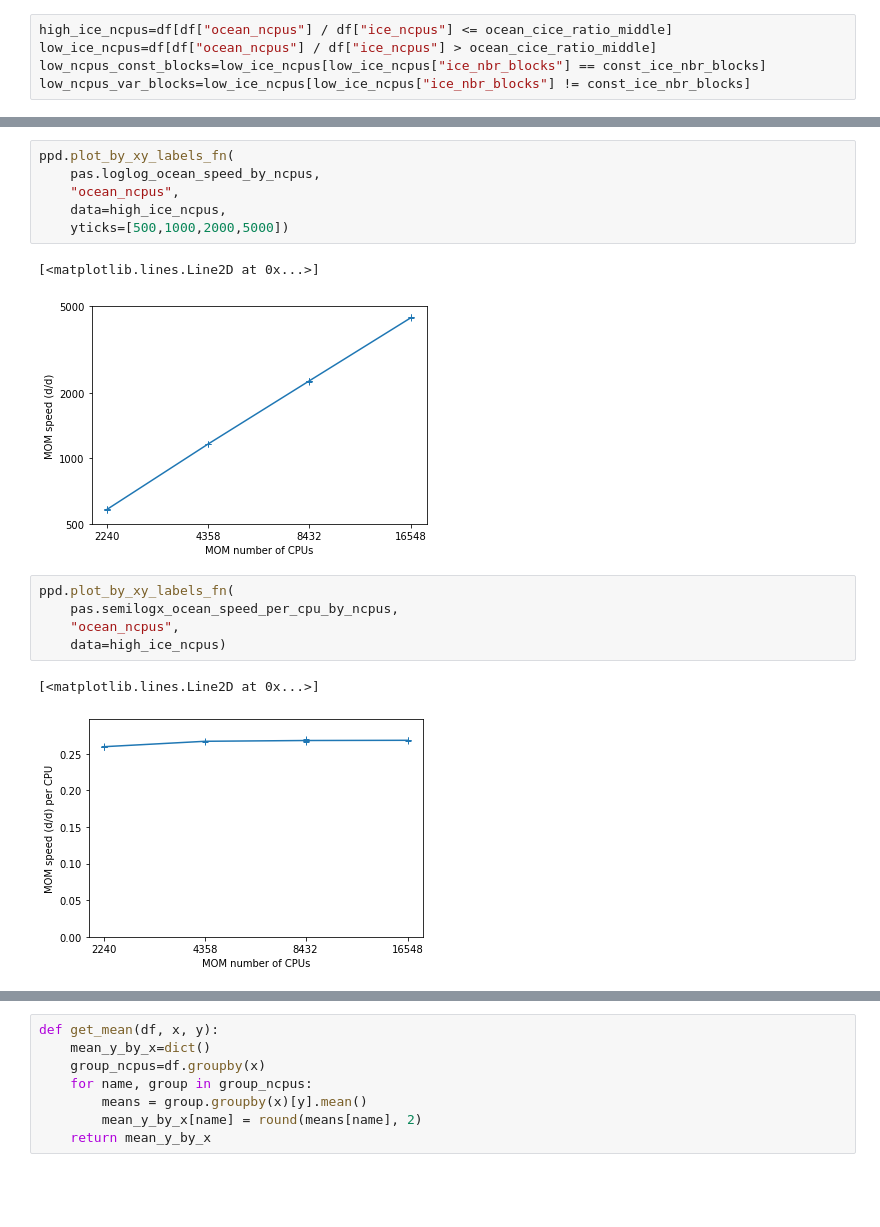
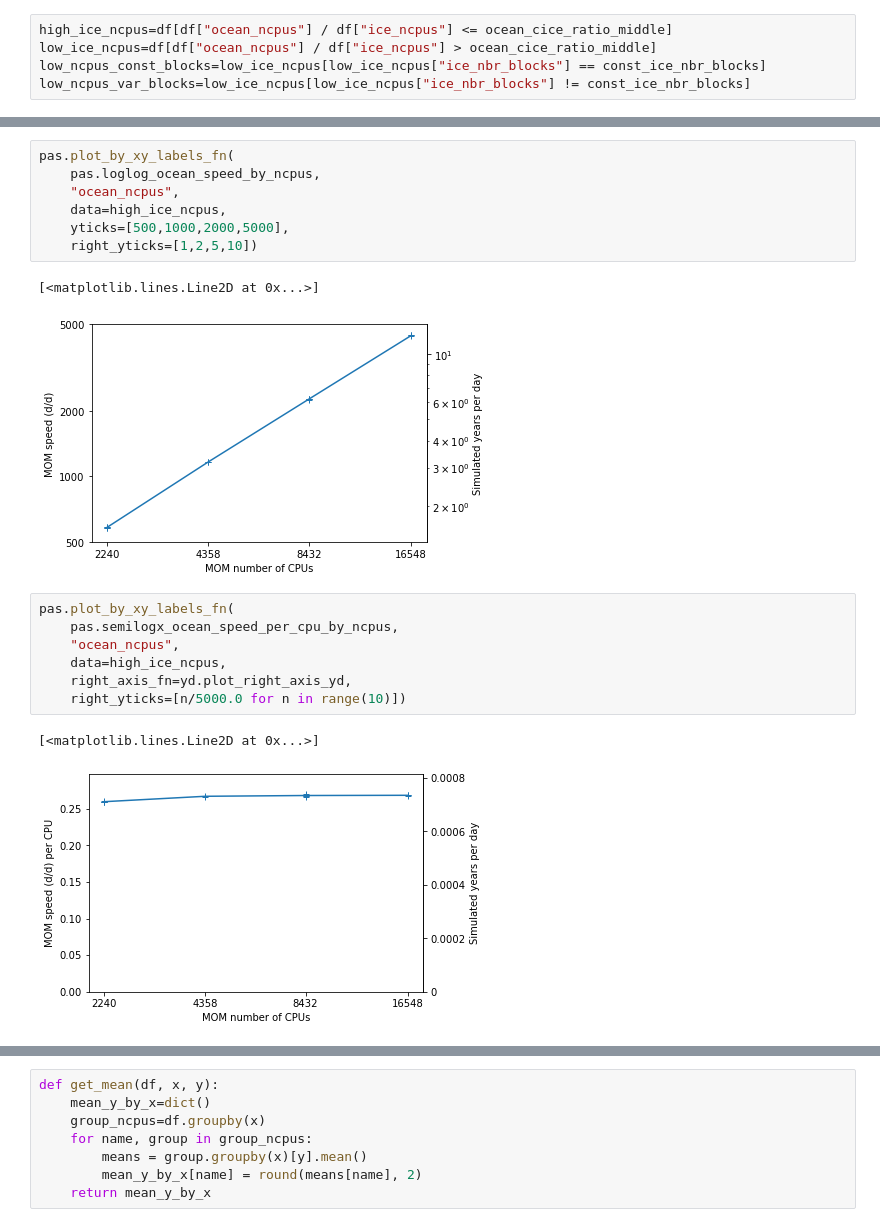
Before and after one commit to penguian/performance-analysis, a Jupyter notebook: plot_access_om2_scaling.ipynb, the cells around one changed output, grey strips where cells are left out. Saved outputs shown, nothing was run; the diff lists cells and outputs as text; blank space fills up the shorter version.

```diff
--- a/plot_access_om2_scaling.ipynb
+++ b/plot_access_om2_scaling.ipynb
@@ -75,20 +87,23 @@ ppd.plot_by_xy_labels_fn(
 # %%
-ppd.plot_by_xy_labels_fn(
+pas.plot_by_xy_labels_fn(
     pas.loglog_ocean_speed_by_ncpus,
     "ocean_ncpus",
     data=high_ice_ncpus,
-    yticks=[500,1000,2000,5000])
+    yticks=[500,1000,2000,5000],
+    right_yticks=[1,2,5,10])
 # %% [output]
 [<matplotlib.lines.Line2D at 0x...>]
-[figure, old version]
+[figure, new version]
 # %%
-ppd.plot_by_xy_labels_fn(
+pas.plot_by_xy_labels_fn(
     pas.semilogx_ocean_speed_per_cpu_by_ncpus,
     "ocean_ncpus",
-    data=high_ice_ncpus)
+    data=high_ice_ncpus,
+    right_axis_fn=yd.plot_right_axis_yd,
+    right_yticks=[n/5000.0 for n in range(10)])
 # %% [output]
 [<matplotlib.lines.Line2D at 0x...>]
-[figure, old version]
+[figure, new version]
 # %%
 plot_ice_block_comparison(
     pas.loglog_ice_speed_by_ncpus,
```
Also changed, not shown: parts of 17 cells of this notebook, 5 other files.
